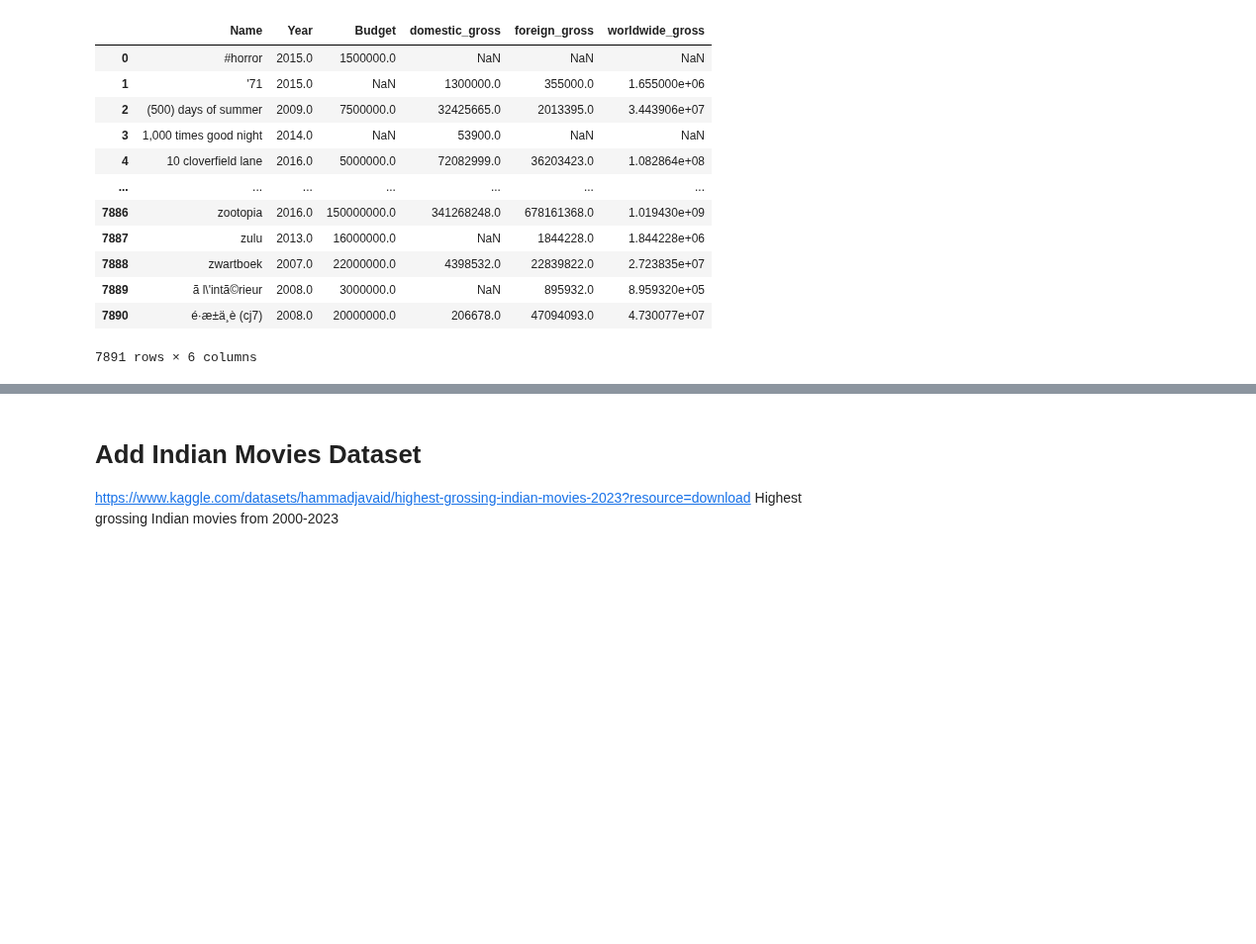
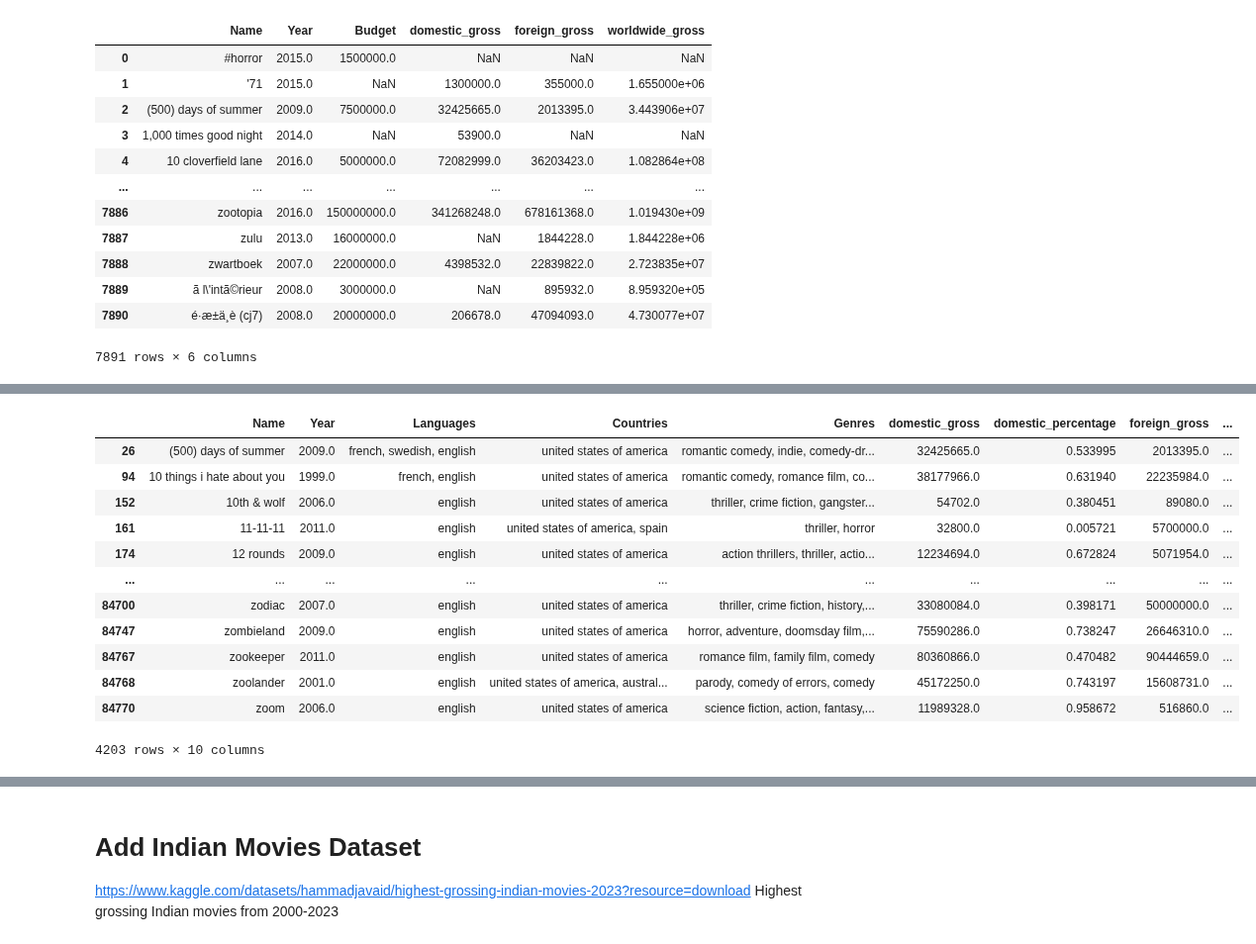
Before and after one commit to epfl-ada/ada-2024-project-thelordsofdata, a Jupyter notebook: src/data/cmu_analysis.ipynb, the cells around one changed output, grey strips where cells are left out. Shown at 99% size. Saved outputs shown, nothing was run; the diff lists cells and outputs as text; code cells hidden in the pictures; blank space fills up the shorter version.

```diff
--- a/src/data/cmu_analysis.ipynb
+++ b/src/data/cmu_analysis.ipynb
@@ -286,0 +285,6 @@ df_cleaned = df_copy.copy(deep=True)
+# %%
+df_cmu = df_copy.copy(deep=True)
+df_cmu = df_cmu.drop('Freebase_ID', axis=1)
+df_cmu = df_cmu.rename(columns={'Release_Date': 'Year', 'Revenue': 'worldwide_gross'})
+df_cmu['Name'] = df_cmu['Name'].str.strip().str.lower()
+df_cmu
@@ -462,0 +505,18 @@ df_combined
+# %%
+# Filter rows that have NaN in any column
+df_no_nan = df_megaset.dropna()
+df_no_nan
+# %% [output]
+|  | Name | Year | Languages | Countries | Genres | domestic_gross | domestic_percentage | foreign_gross | ... |
+| 26 | (500) days of summer | 2009.0 | french, swedish, english | united states of america | romantic comedy, indie, comedy-dr... | 32425665.0 | 0.533995 | 2013395.0 | ... |
+| 94 | 10 things i hate about you | 1999.0 | french, english | united states of america | romantic comedy, romance film, co... | 38177966.0 | 0.631940 | 22235984.0 | ... |
+| 152 | 10th & wolf | 2006.0 | english | united states of america | thriller, crime fiction, gangster... | 54702.0 | 0.380451 | 89080.0 | ... |
+| 161 | 11-11-11 | 2011.0 | english | united states of america, spain | thriller, horror | 32800.0 | 0.005721 | 5700000.0 | ... |
+| 174 | 12 rounds | 2009.0 | english | united states of america | action thrillers, thriller, actio... | 12234694.0 | 0.672824 | 5071954.0 | ... |
+| ... | ... | ... | ... | ... | ... | ... | ... | ... | ... |
+| 84700 | zodiac | 2007.0 | english | united states of america | thriller, crime fiction, history,... | 33080084.0 | 0.398171 | 50000000.0 | ... |
+| 84747 | zombieland | 2009.0 | english | united states of america | horror, adventure, doomsday film,... | 75590286.0 | 0.738247 | 26646310.0 | ... |
+| 84767 | zookeeper | 2011.0 | english | united states of america | romance film, family film, comedy | 80360866.0 | 0.470482 | 90444659.0 | ... |
+| 84768 | zoolander | 2001.0 | english | united states of america, austral... | parody, comedy of errors, comedy | 45172250.0 | 0.743197 | 15608731.0 | ... |
+| 84770 | zoom | 2006.0 | english | united states of america | science fiction, action, fantasy,... | 11989328.0 | 0.958672 | 516860.0 | ... |
+4203 rows × 10 columns
```
Also changed, not shown: parts of 17 cells of this notebook, 1 other file.
